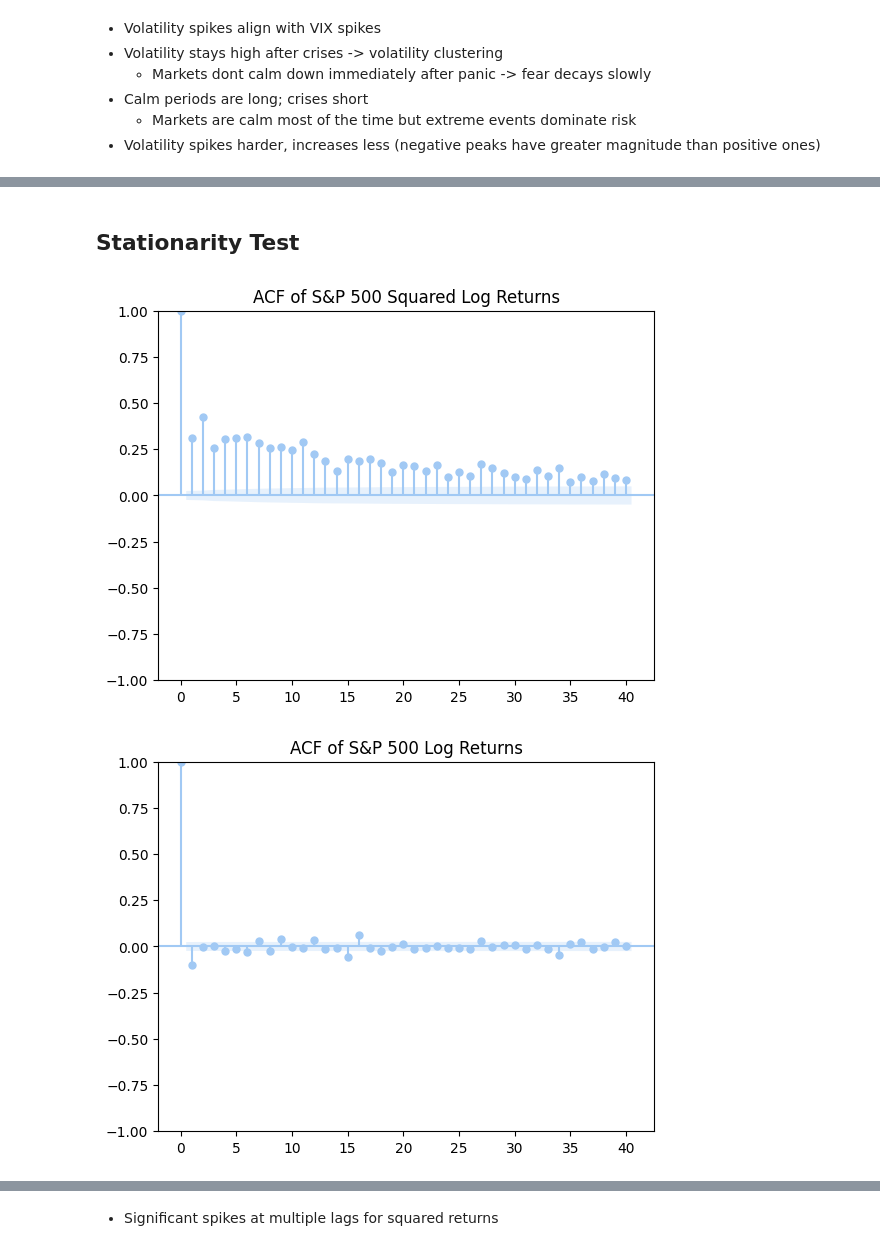
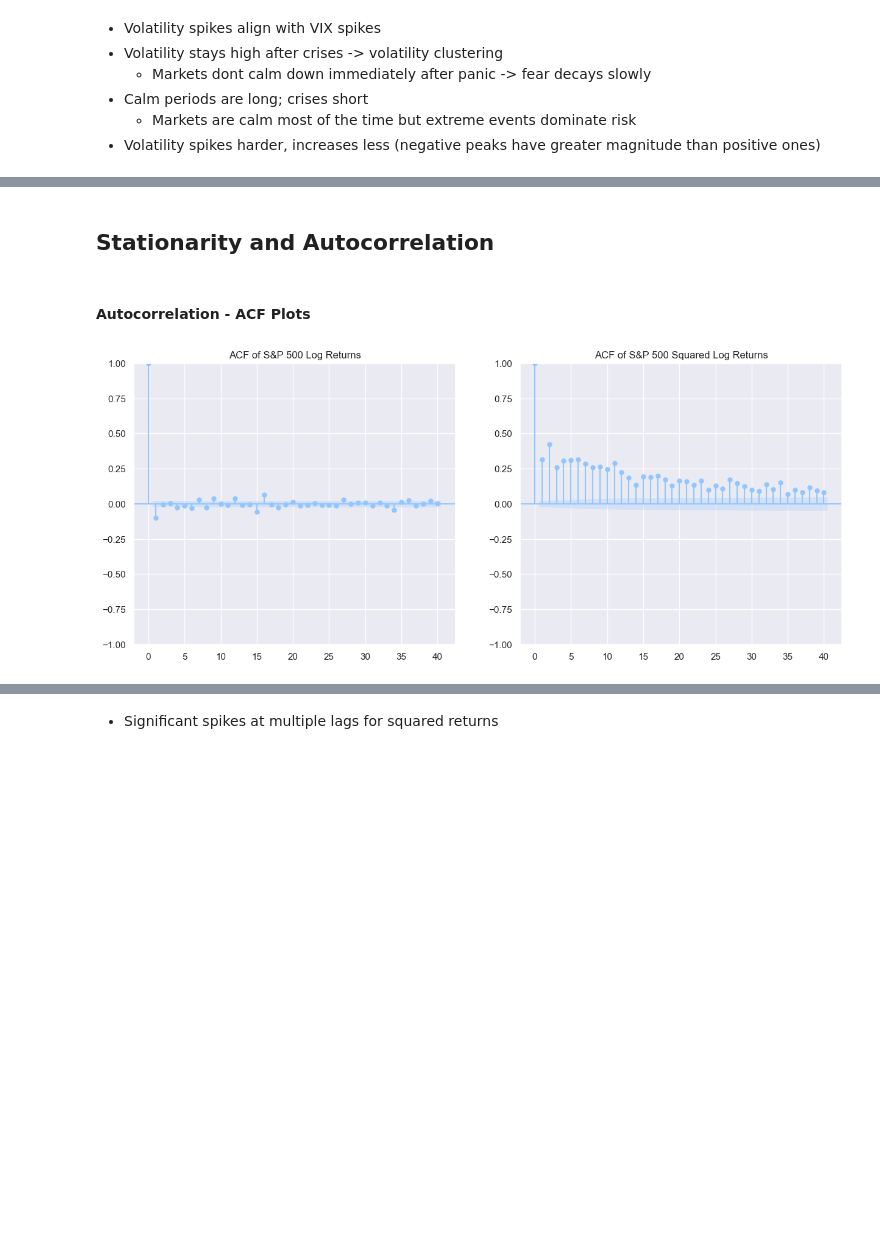
Before and after one commit to 1412richa/volatility-forecasting, a Jupyter notebook: notebooks/01_data_exploration.ipynb, the cells around one changed output, grey strips where cells are left out. Cells and saved outputs as stored; diff of their text form; code cells hidden in the pictures; blank space fills up the shorter version.

```diff
--- a/notebooks/01_data_exploration.ipynb
+++ b/notebooks/01_data_exploration.ipynb
@@ -7,12 +23,8 @@ from statsmodels.tsa.stattools import adfuller
 from volatility_forecasting.data.loader import download_price_data
 from volatility_forecasting.features.preprocessing import compute_log_returns
 # %%
-# Set seaborn color palette to pastel
-sns.set_palette("pastel")
+# Set color palette to pastel and plot size
+sns.set_theme(style="darkgrid")
+plt.style.use("seaborn-v0_8-pastel")
 
-# Set matplotlib style to pastel
-#plt.style.use("seaborn-pastel")
-
-# Apply grid in grey to all plots
-plt.rcParams["grid.color"] = "grey"
-plt.rcParams["grid.linestyle"] = "--"
+plt.rcParams["figure.figsize"] = (15, 6)
@@ -73,9 +98,11 @@ plt.show()
 # %% [markdown]
-## Stationarity Test
+## Stationarity and Autocorrelation
+# %% [markdown]
+#### Autocorrelation - ACF Plots
 # %%
-# plot afc on log returns and log returns squared to check for stationarity and seasonality
-plot_acf(sp500["log_return"], lags=40, title="ACF of S&P 500 Log Returns")
-plot_acf(sp500["log_return"] ** 2, lags=40, title="ACF of S&P 500 Squared Log Returns")
+# plot acf on log returns and log returns squared to check for stationarity and seasonality next to each other
+fig, ax = plt.subplots(ncols=2, figsize=(15, 6))
+log_return_acf = plot_acf(sp500["log_return"], lags=40, ax=ax[0], title="ACF of S&P 500 Log Returns")
+squared_log_return_acf = plot_acf(sp500["log_return"] ** 2, lags=40, ax=ax[1], title="ACF of S&P 500 Squared Log Returns")
 # %% [output]
-[figure, old version]
+[figure, new version]
-[figure, removed]
```
Also changed, not shown: parts of 29 cells of this notebook, 1 other file.
